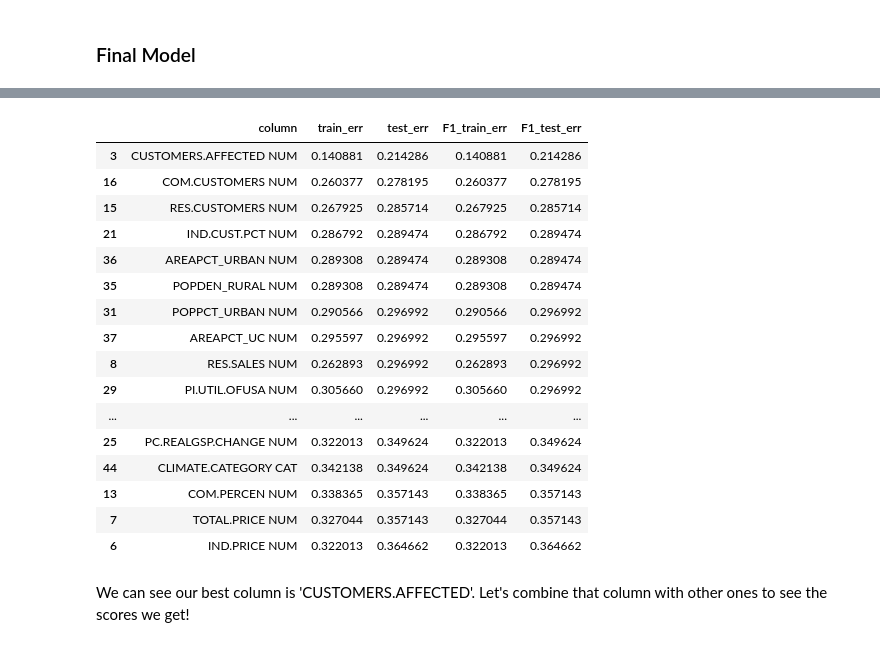
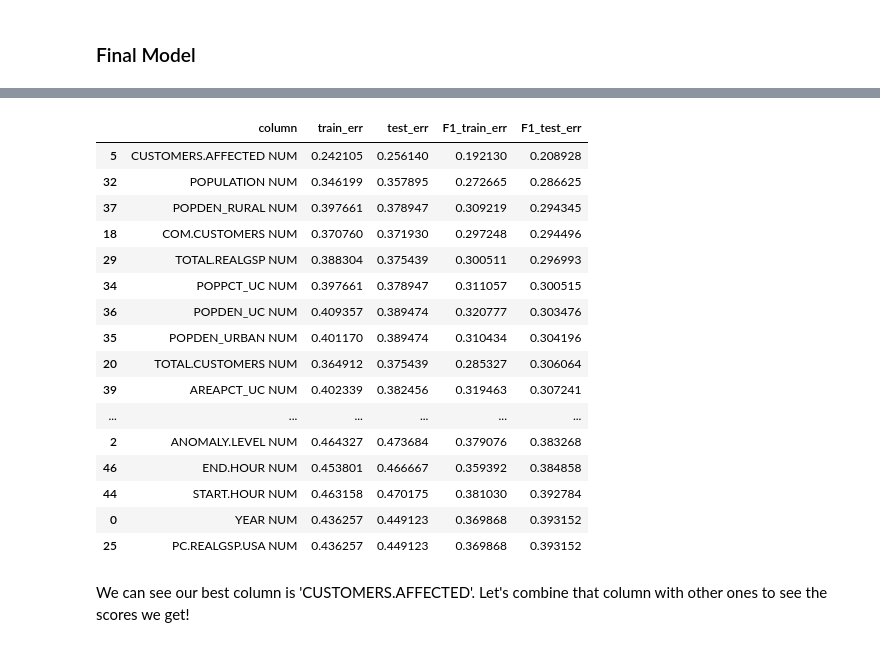
Before and after one commit to tomok59/power_outage_model, a Jupyter notebook: template.ipynb, the cells around one changed output, grey strips where cells are left out. Saved outputs shown, nothing was run; the diff lists cells and outputs as text; code cells hidden in the pictures.

```diff
--- a/template.ipynb
+++ b/template.ipynb
@@ -87,0 +113,3 @@ Name: MONTH, dtype: int64
+# %%
+df = df.dropna()
+df.shape
@@ -88,2 +118,19 @@ Name: MONTH, dtype: int64
 # %% [markdown]
 ### Baseline Model
+# %%
+## make initial split for test at the end
+
+df_1 = df.copy()
+df_X = df_1.drop(columns='CAUSE.CATEGORY')
+numeric_columns = df_X.columns[df_X.apply(pd.to_numeric, errors='coerce').notna().all()]
+df_X[numeric_columns] = df_X[numeric_columns].apply(pd.to_numeric, errors='coerce')
+numeric_columns = df_X.select_dtypes(include=['number']).columns
+categorical_columns = df_X.select_dtypes(include=['object']).columns
+df_Y = df_1[['CAUSE.CATEGORY']]
+
+X_train, X_test_final, y_train, y_test_final = (
+    train_test_split(df_X, df_Y,test_size=0.25, random_state=1)
+)
+df_1 = X_train
+df_1['CAUSE.CATEGORY'] = y_train
+df_1
@@ -226,12 +262,11 @@ ValueError: A given column is not a column of the dataframe
 # %%
-df_1 = df.copy().drop(columns=['OBS', 'HURRICANE.NAMES', 'CAUSE.CATEGORY.DETAIL', 'DEMAND.LOSS.MW', 'OUTAGE.RESTORATION.DATE', 'OUTAGE.RESTORATION.TIME', 'OUTAGE.DURATION', 'POSTAL.CODE', 'OUTAGE.START.DATE', 'OUTAGE.START.TIME'])
-df_1 = df_1.dropna()
-df_X = df_1.drop(columns='CAUSE.CATEGORY')
+df_2 = df_1.copy()
+df_X = df_2.drop(columns='CAUSE.CATEGORY')
 numeric_columns = df_X.columns[df_X.apply(pd.to_numeric, errors='coerce').notna().all()]
 df_X[numeric_columns] = df_X[numeric_columns].apply(pd.to_numeric, errors='coerce')
 numeric_columns = df_X.select_dtypes(include=['number']).columns
 categorical_columns = df_X.select_dtypes(include=['object']).columns
-df_Y = df_1[['CAUSE.CATEGORY']]
+df_Y = df_2['CAUSE.CATEGORY']
 
 column_name = []
 tr_err = []
@@ -239,20 +274,15 @@ ts_err = []
 f1_Scores_TR = []
 f1_Scores_TS = []
 X_train, X_test, y_train, y_test = (
-        train_test_split(df_X, df_1['CAUSE.CATEGORY'],test_size=0.25, random_state=1)
+        train_test_split(df_X, df_Y,test_size=0.25, random_state=1)
     )
 
 for col in numeric_columns:
-    #leftover = numeric_columns[:col] + numeric_columns[i+1:]
-    # X_train, X_test, y_train, y_test = (
-    #     train_test_split(df_X[[col]], df_1['CAUSE.CATEGORY'],test_size=0.25, random_state=1)
-    # )
-    log_transformer = FunctionTransformer(np.log, validate=True)
-    tree = RandomForestClassifier(criterion='entropy', max_depth=5, max_features ='log2')
+    std_scaler = StandardScaler()
+    tree = RandomForestClassifier(max_depth=5)
     preprocessor_tree = ColumnTransformer(
             transformers=[
                 ('column', 'passthrough', [col])
-                #('One_Hot', OneHotEncoder(handle_unknown='ignore'), ['U.S._STATE', 'YEAR', 'MONTH', 'NERC.REGION', 'CLIMATE.REGION', 'CLIMATE.CATEGORY']),
             ],
             remainder='drop'
         )
@@ -265,23 +295,15 @@ for col in numeric_columns:
     tr_err.append(1-pipeline_tree.score(X_train, y_train))
     ts_err.append(1-pipeline_tree.score(X_test, y_test))
     preds_TR = pipeline_tree.predict(X_train)
-    f1_Scores_TR.append(1-f1_score(preds_TR, y_train, average = 'micro'))
+    f1_Scores_TR.append(1-f1_score(preds_TR, y_train, average = 'weighted'))
     preds_TS = pipeline_tree.predict(X_test)
-    f1_Scores_TS.append(1-f1_score(preds_TS, y_test, average = 'micro'))
+    f1_Scores_TS.append(1-f1_score(preds_TS, y_test, average = 'weighted'))
 
-    # print(col)
-    # print('Train Error: ' + str(1-pipeline_tree.score(X_train, y_train)))
-    # print('Test Error: ' + str(1-pipeline_tree.score(X_test, y_test)))
-print("CATEGORICAL")
 for col in categorical_columns:
-    # X_train, X_test, y_train, y_test = (
-    #     train_test_split(df_X[[col]], df_1['CAUSE.CATEGORY'],test_size=0.25, random_state=1)
-    # )
-    log_transformer = FunctionTransformer(np.log, validate=True)
-    tree = RandomForestClassifier(criterion='entropy', max_depth=5, max_features ='log2')
+    std_scaler = StandardScaler()
+    tree = RandomForestClassifier(max_depth=5)
     preprocessor_tree = ColumnTransformer(
             transformers=[
-                #('column', 'passthrough', [col])
                 ('One_Hot', OneHotEncoder(handle_unknown='ignore'), [col]),
             ],
             remainder='drop'
@@ -295,12 +317,10 @@ for col in categorical_columns:
     tr_err.append(1-pipeline_tree.score(X_train, y_train))
     ts_err.append(1-pipeline_tree.score(X_test, y_test))
     preds_TR = pipeline_tree.predict(X_train)
-    f1_Scores_TR.append(1-f1_score(preds_TR, y_train, average = 'micro'))
+    f1_Scores_TR.append(1-f1_score(preds_TR, y_train, average = 'weighted'))
     preds_TS = pipeline_tree.predict(X_test)
-    f1_Scores_TS.append(1-f1_score(preds_TS, y_test, average = 'micro'))
-    # print(col)
-    # print('Train Error: ' + str(1-pipeline_tree.score(X_train, y_train)))
-    # print('Test Error: ' + str(1-pipeline_tree.score(X_test, y_test)))
+    f1_Scores_TS.append(1-f1_score(preds_TS, y_test, average = 'weighted'))
+
 errors = pd.DataFrame()
 errors['column'] = column_name
 errors['train_err'] = tr_err
@@ -313,20 +332,20 @@ CATEGORICAL
 |  | column | train_err | test_err | F1_train_err | F1_test_err |
-| 3 | CUSTOMERS.AFFECTED NUM | 0.140881 | 0.214286 | 0.140881 | 0.214286 |
-| 16 | COM.CUSTOMERS NUM | 0.260377 | 0.278195 | 0.260377 | 0.278195 |
-| 15 | RES.CUSTOMERS NUM | 0.267925 | 0.285714 | 0.267925 | 0.285714 |
-| 21 | IND.CUST.PCT NUM | 0.286792 | 0.289474 | 0.286792 | 0.289474 |
-| 36 | AREAPCT_URBAN NUM | 0.289308 | 0.289474 | 0.289308 | 0.289474 |
-| 35 | POPDEN_RURAL NUM | 0.289308 | 0.289474 | 0.289308 | 0.289474 |
-| 31 | POPPCT_URBAN NUM | 0.290566 | 0.296992 | 0.290566 | 0.296992 |
-| 37 | AREAPCT_UC NUM | 0.295597 | 0.296992 | 0.295597 | 0.296992 |
-| 8 | RES.SALES NUM | 0.262893 | 0.296992 | 0.262893 | 0.296992 |
-| 29 | PI.UTIL.OFUSA NUM | 0.305660 | 0.296992 | 0.305660 | 0.296992 |
+| 5 | CUSTOMERS.AFFECTED NUM | 0.242105 | 0.256140 | 0.192130 | 0.208928 |
+| 32 | POPULATION NUM | 0.346199 | 0.357895 | 0.272665 | 0.286625 |
+| 37 | POPDEN_RURAL NUM | 0.397661 | 0.378947 | 0.309219 | 0.294345 |
+| 18 | COM.CUSTOMERS NUM | 0.370760 | 0.371930 | 0.297248 | 0.294496 |
+| 29 | TOTAL.REALGSP NUM | 0.388304 | 0.375439 | 0.300511 | 0.296993 |
+| 34 | POPPCT_UC NUM | 0.397661 | 0.378947 | 0.311057 | 0.300515 |
+| 36 | POPDEN_UC NUM | 0.409357 | 0.389474 | 0.320777 | 0.303476 |
+| 35 | POPDEN_URBAN NUM | 0.401170 | 0.389474 | 0.310434 | 0.304196 |
+| 20 | TOTAL.CUSTOMERS NUM | 0.364912 | 0.375439 | 0.285327 | 0.306064 |
+| 39 | AREAPCT_UC NUM | 0.402339 | 0.382456 | 0.319463 | 0.307241 |
 | ... | ... | ... | ... | ... | ... |
-| 25 | PC.REALGSP.CHANGE NUM | 0.322013 | 0.349624 | 0.322013 | 0.349624 |
-| 44 | CLIMATE.CATEGORY CAT | 0.342138 | 0.349624 | 0.342138 | 0.349624 |
-| 13 | COM.PERCEN NUM | 0.338365 | 0.357143 | 0.338365 | 0.357143 |
-| 7 | TOTAL.PRICE NUM | 0.327044 | 0.357143 | 0.327044 | 0.357143 |
-| 6 | IND.PRICE NUM | 0.322013 | 0.364662 | 0.322013 | 0.364662 |
+| 2 | ANOMALY.LEVEL NUM | 0.464327 | 0.473684 | 0.379076 | 0.383268 |
+| 46 | END.HOUR NUM | 0.453801 | 0.466667 | 0.359392 | 0.384858 |
+| 44 | START.HOUR NUM | 0.463158 | 0.470175 | 0.381030 | 0.392784 |
+| 0 | YEAR NUM | 0.436257 | 0.449123 | 0.369868 | 0.393152 |
+| 25 | PC.REALGSP.USA NUM | 0.436257 | 0.449123 | 0.369868 | 0.393152 |
 # %% [markdown]
 We can see our best column is 'CUSTOMERS.AFFECTED'. Let's combine that column with other ones to see the scores we get!
 # %%
```
Also changed, not shown: parts of 42 cells of this notebook, 1 other file.
